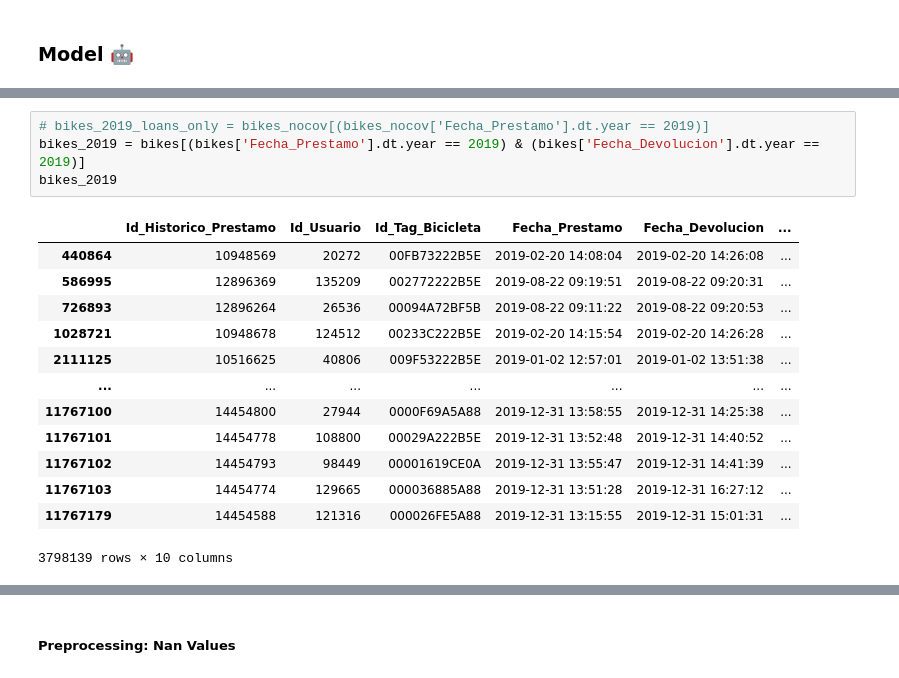
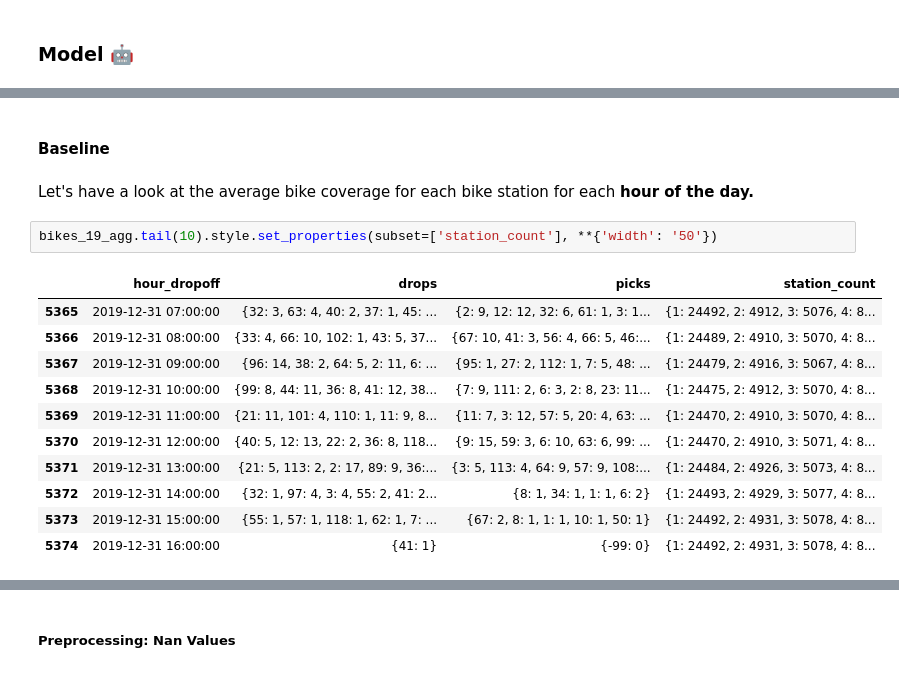
Before and after one commit to McNickSisto/world_data_league, a Jupyter notebook: stage_3/oc_Template-v_mo.ipynb, the cells around one changed output, grey strips where cells are left out. Drawn from its saved outputs; the diff is of its cells as text.

```diff
--- a/stage_3/oc_Template-v_mo.ipynb
+++ b/stage_3/oc_Template-v_mo.ipynb
@@ -648,18 +626,18 @@ We are focusing solely on 2019, therefore we are removing the bikes that were lo
-# %%
-# bikes_2019_loans_only = bikes_nocov[(bikes_nocov['Fecha_Prestamo'].dt.year == 2019)]
-bikes_2019 = bikes[(bikes['Fecha_Prestamo'].dt.year == 2019) & (bikes['Fecha_Devolucion'].dt.year == 2019)]
-bikes_2019
-# %% [output]
-|  | Id_Historico_Prestamo | Id_Usuario | Id_Tag_Bicicleta | Fecha_Prestamo | Fecha_Devolucion | ... |
-| 440864 | 10948569 | 20272 | 00FB73222B5E | 2019-02-20 14:08:04 | 2019-02-20 14:26:08 | ... |
-| 586995 | 12896369 | 135209 | 002772222B5E | 2019-08-22 09:19:51 | 2019-08-22 09:20:31 | ... |
-| 726893 | 12896264 | 26536 | 00094A72BF5B | 2019-08-22 09:11:22 | 2019-08-22 09:20:53 | ... |
-| 1028721 | 10948678 | 124512 | 00233C222B5E | 2019-02-20 14:15:54 | 2019-02-20 14:26:28 | ... |
-| 2111125 | 10516625 | 40806 | 009F53222B5E | 2019-01-02 12:57:01 | 2019-01-02 13:51:38 | ... |
-| ... | ... | ... | ... | ... | ... | ... |
-| 11767100 | 14454800 | 27944 | 0000F69A5A88 | 2019-12-31 13:58:55 | 2019-12-31 14:25:38 | ... |
-| 11767101 | 14454778 | 108800 | 00029A222B5E | 2019-12-31 13:52:48 | 2019-12-31 14:40:52 | ... |
-| 11767102 | 14454793 | 98449 | 00001619CE0A | 2019-12-31 13:55:47 | 2019-12-31 14:41:39 | ... |
-| 11767103 | 14454774 | 129665 | 000036885A88 | 2019-12-31 13:51:28 | 2019-12-31 16:27:12 | ... |
-| 11767179 | 14454588 | 121316 | 000026FE5A88 | 2019-12-31 13:15:55 | 2019-12-31 15:01:31 | ... |
-3798139 rows × 10 columns
+# %% [markdown]
+#### Baseline
+# %% [markdown]
+Let's have a look at the average bike coverage for each bike station for each **hour of the day.**
+# %%
+bikes_19_agg.tail(10).style.set_properties(subset=['station_count'], **{'width': '50'})
+# %% [output]
+|  | hour_dropoff | drops | picks | station_count |
+| 5365 | 2019-12-31 07:00:00 | {32: 3, 63: 4, 40: 2, 37: 1, 45: ... | {2: 9, 12: 12, 32: 6, 61: 1, 3: 1... | {1: 24492, 2: 4912, 3: 5076, 4: 8... |
+| 5366 | 2019-12-31 08:00:00 | {33: 4, 66: 10, 102: 1, 43: 5, 37... | {67: 10, 41: 3, 56: 4, 66: 5, 46:... | {1: 24489, 2: 4910, 3: 5070, 4: 8... |
+| 5367 | 2019-12-31 09:00:00 | {96: 14, 38: 2, 64: 5, 2: 11, 6: ... | {95: 1, 27: 2, 112: 1, 7: 5, 48: ... | {1: 24479, 2: 4916, 3: 5067, 4: 8... |
+| 5368 | 2019-12-31 10:00:00 | {99: 8, 44: 11, 36: 8, 41: 12, 38... | {7: 9, 111: 2, 6: 3, 2: 8, 23: 11... | {1: 24475, 2: 4912, 3: 5070, 4: 8... |
+| 5369 | 2019-12-31 11:00:00 | {21: 11, 101: 4, 110: 1, 11: 9, 8... | {11: 7, 3: 12, 57: 5, 20: 4, 63: ... | {1: 24470, 2: 4910, 3: 5070, 4: 8... |
+| 5370 | 2019-12-31 12:00:00 | {40: 5, 12: 13, 22: 2, 36: 8, 118... | {9: 15, 59: 3, 6: 10, 63: 6, 99: ... | {1: 24470, 2: 4910, 3: 5071, 4: 8... |
+| 5371 | 2019-12-31 13:00:00 | {21: 5, 113: 2, 2: 17, 89: 9, 36:... | {3: 5, 113: 4, 64: 9, 57: 9, 108:... | {1: 24484, 2: 4926, 3: 5073, 4: 8... |
+| 5372 | 2019-12-31 14:00:00 | {32: 1, 97: 4, 3: 4, 55: 2, 41: 2... | {8: 1, 34: 1, 1: 1, 6: 2} | {1: 24493, 2: 4929, 3: 5077, 4: 8... |
+| 5373 | 2019-12-31 15:00:00 | {55: 1, 57: 1, 118: 1, 62: 1, 7: ... | {67: 2, 8: 1, 1: 1, 10: 1, 50: 1} | {1: 24492, 2: 4931, 3: 5078, 4: 8... |
+| 5374 | 2019-12-31 16:00:00 | {41: 1} | {-99: 0} | {1: 24492, 2: 4931, 3: 5078, 4: 8... |
```
Also changed, not shown: parts of 43 cells of this notebook.
